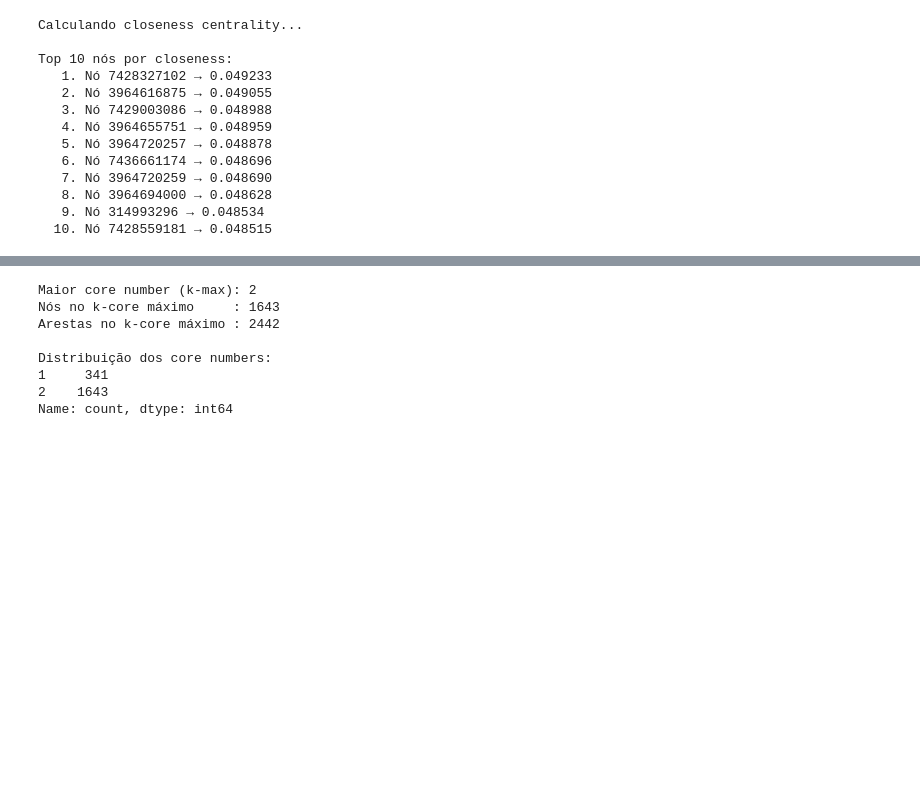
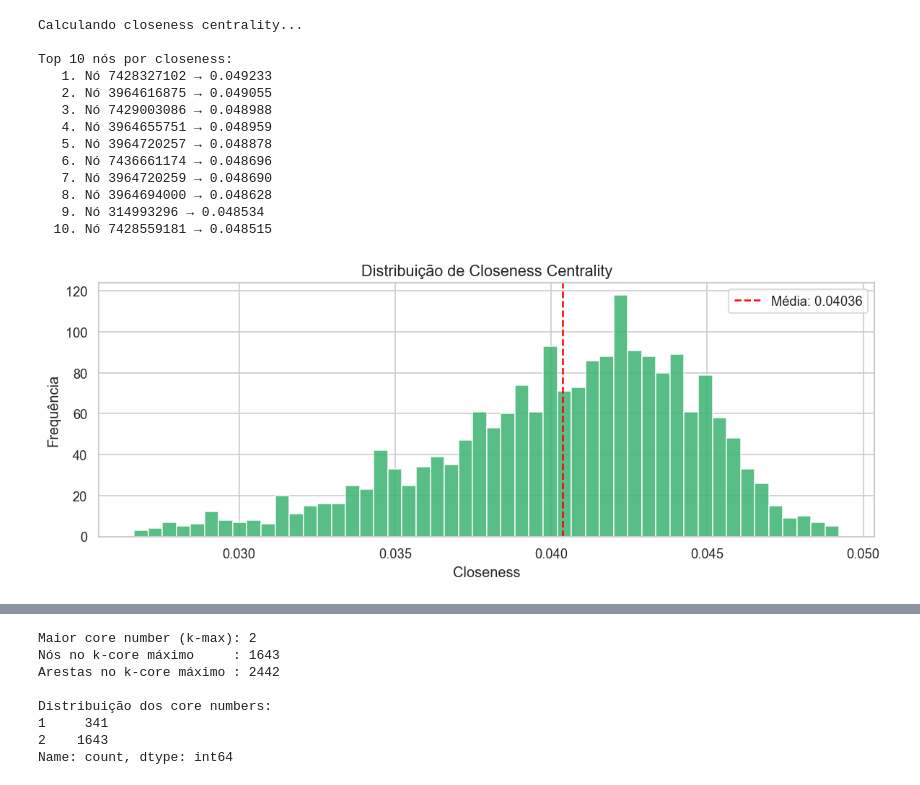
Before and after one commit to JoseFelixeng/An-lise-Estrutural-de-Redes-Urbanas, a Jupyter notebook: Trabalho_2_SantaCruz.ipynb, the cells around one changed output, grey strips where cells are left out. Cells and saved outputs as stored; diff of their text form; code cells hidden in the pictures; blank space fills up the shorter version.

```diff
--- a/Trabalho_2_SantaCruz.ipynb
+++ b/Trabalho_2_SantaCruz.ipynb
@@ -202,7 +243,7 @@ Top 10 nós por betweenness:
 # %%
-# Criar o  closeness
+# ── Closeness Centrality ─────────────────────────────────────────────────────
 print("Calculando closeness centrality...")
-closeness = nx.closeness_centrality(G_undirected)
+closeness = nx.closeness_centrality(G_giant)
 
 top_closeness = sorted(closeness.items(), key=lambda x: x[1], reverse=True)[:10]
 print("\nTop 10 nós por closeness:")
@@ -222,3 +263,20 @@ Top 10 nós por closeness:
    8. Nó 3964694000 → 0.048628
    9. Nó 314993296 → 0.048534
   10. Nó 7428559181 → 0.048515
+# %%
+# ── Visualização: histograma de closeness ────────────────────────────────────
+values_cl = list(closeness.values())
+
+fig, ax = plt.subplots(figsize=(10, 4))
+ax.hist(values_cl, bins=50, color='mediumseagreen', edgecolor='white', alpha=0.85)
+ax.set_title('Distribuição de Closeness Centrality', fontsize=13)
+ax.set_xlabel('Closeness')
+ax.set_ylabel('Frequência')
+ax.axvline(np.mean(values_cl), color='red', linestyle='--',
+           label=f'Média: {np.mean(values_cl):.5f}')
+ax.legend()
+plt.tight_layout()
+plt.savefig('closeness_distribuicao.png', bbox_inches='tight')
+plt.show()
+# %% [output]
+[figure, added]
```
Also changed, not shown: parts of 20 cells of this notebook, 13 other files.
